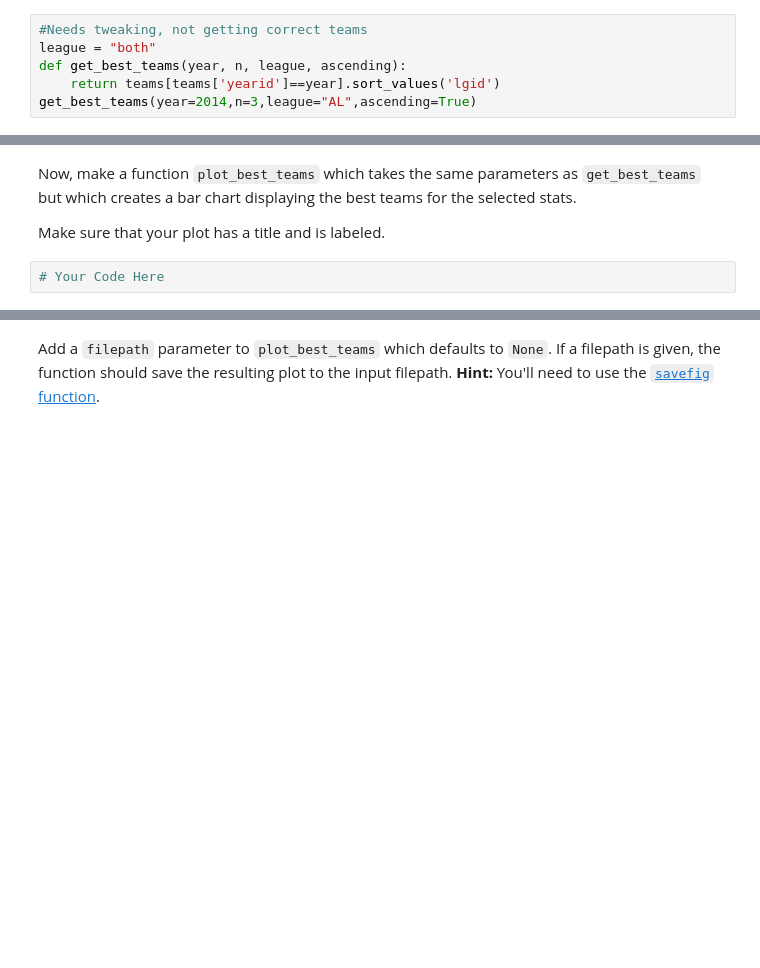
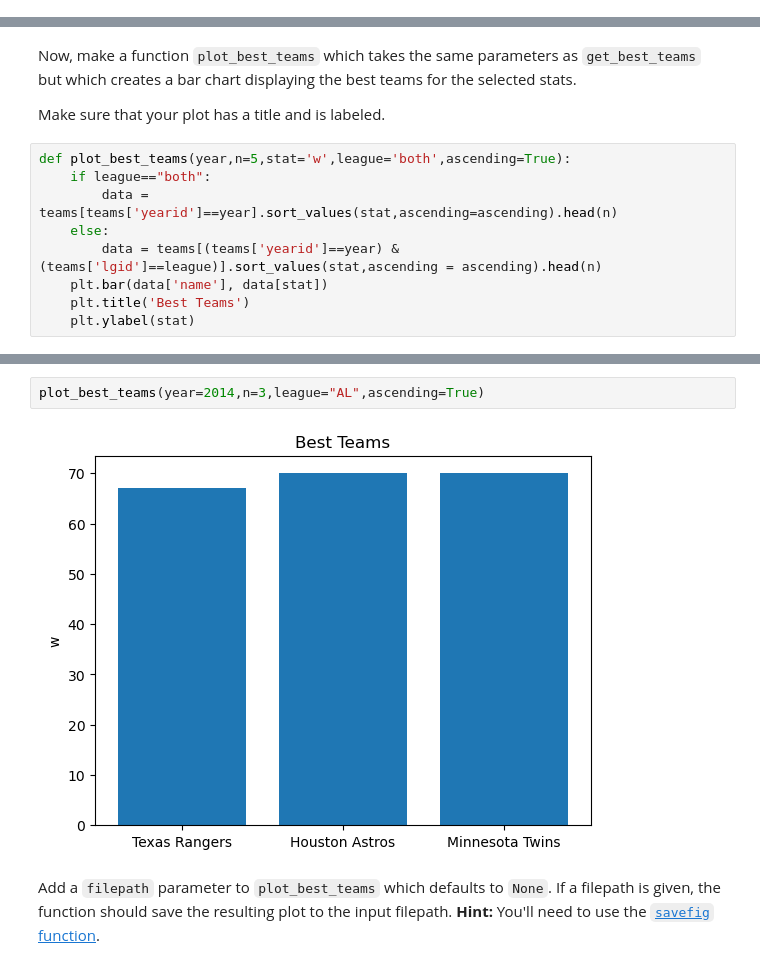
Before and after one commit to NSS-Data-Analytics-Cohort-11/loops-functions-practice-AdellAD4, a Jupyter notebook: notebooks/Loops_and_Functions_Practice.ipynb, the cells around one changed output, grey strips where cells are left out. Saved outputs shown, nothing was run; the diff lists cells and outputs as text; blank space fills up the shorter version.

```diff
--- a/notebooks/Loops_and_Functions_Practice.ipynb
+++ b/notebooks/Loops_and_Functions_Practice.ipynb
@@ -261,9 +293,3 @@ get_best_teams(year=2014, n=3, stat='era', ascending=True)
 Now, modify `get_best_teams` so that you can choose to return just the best teams from one league or the other (using the `lgid` column), but by default does not filter based on league. Do this by adding a `league` parameter with default value of "both".
 
 Calling `get_best_teams(year=2014, n=3, league="AL", ascending = True)` should return the Texas Rangers, the Houston Astros, and the Minnesota Twins.
-# %%
-#Needs tweaking, not getting correct teams
-league = "both"
-def get_best_teams(year, n, league, ascending):
-    return teams[teams['yearid']==year].sort_values('lgid')
-get_best_teams(year=2014,n=3,league="AL",ascending=True)
@@ -291,4 +379,11 @@ Now, make a function `plot_best_teams` which takes the same parameters as `get_b
 
 Make sure that your plot has a title and is labeled.
 # %%
-# Your Code Here
+def plot_best_teams(year,n=5,stat='w',league='both',ascending=True):
+    if league=="both":
+        data = teams[teams['yearid']==year].sort_values(stat,ascending=ascending).head(n)
+    else:
+        data = teams[(teams['yearid']==year) & (teams['lgid']==league)].sort_values(stat,ascending = ascending).head(n)
+    plt.bar(data['name'], data[stat])
+    plt.title('Best Teams')
+    plt.ylabel(stat)
@@ -295,3 +420,7 @@ Make sure that your plot has a title and is labeled.
+# %%
+plot_best_teams(year=2014,n=3,league="AL",ascending=True)
+# %% [output]
+[figure, added]
 # %% [markdown]
 Add a `filepath` parameter to `plot_best_teams` which defaults to `None`. If a filepath is given, the function should save the resulting plot to the input filepath. **Hint:** You'll need to use the [`savefig` function](https://matplotlib.org/stable/api/_as_gen/matplotlib.pyplot.savefig.html).
 # %%
```
Also changed, not shown: parts of 29 cells of this notebook, 12 other files.
